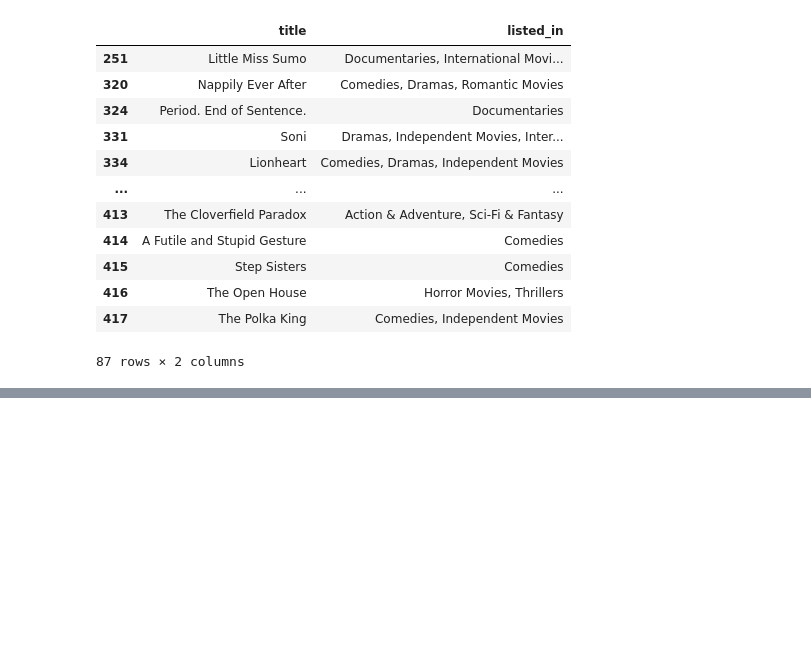
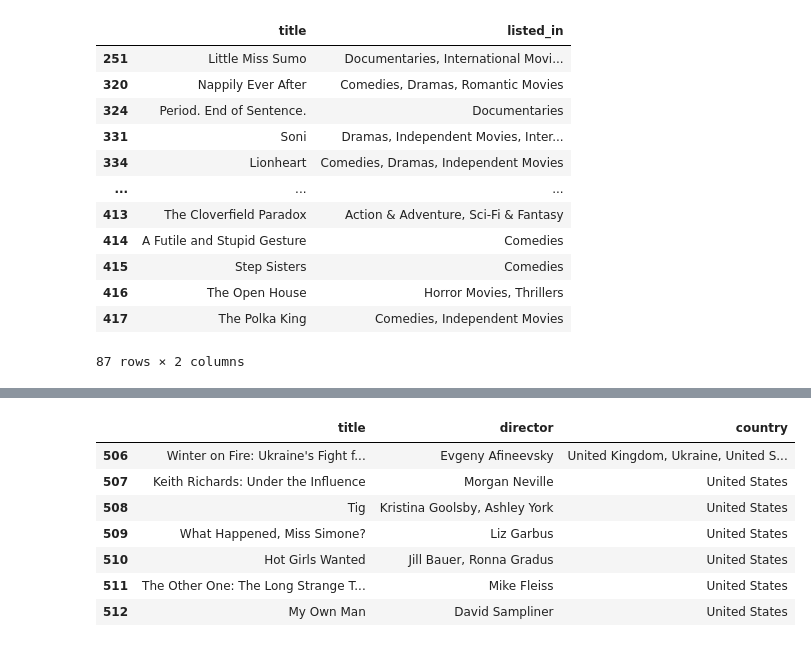
Before and after one commit to Cucks13/laboratorio-modulo2-leccion02-eda-union, a Jupyter notebook: laboratorio-modulo2-leccion02-eda-union.ipynb, the cells around one changed output, grey strips where cells are left out. Cells and saved outputs as stored; diff of their text form; code cells hidden in the pictures; blank space fills up the shorter version.

```diff
--- a/laboratorio-modulo2-leccion02-eda-union.ipynb
+++ b/laboratorio-modulo2-leccion02-eda-union.ipynb
@@ -536,0 +594,11 @@ df_concat.loc[df_concat["release_year"] == 2018, ["title", "listed_in"]]
+# %%
+df_concat.iloc[-7:, [2, 3, 5]]
+# %% [output]
+|  | title | director | country |
+| 506 | Winter on Fire: Ukraine's Fight f... | Evgeny Afineevsky | United Kingdom, Ukraine, United S... |
+| 507 | Keith Richards: Under the Influence | Morgan Neville | United States |
+| 508 | Tig | Kristina Goolsby, Ashley York | United States |
+| 509 | What Happened, Miss Simone? | Liz Garbus | United States |
+| 510 | Hot Girls Wanted | Jill Bauer, Ronna Gradus | United States |
+| 511 | The Other One: The Long Strange T... | Mike Fleiss | United States |
+| 512 | My Own Man | David Sampliner | United States |
```
Also changed, not shown: parts of 9 cells of this notebook.
